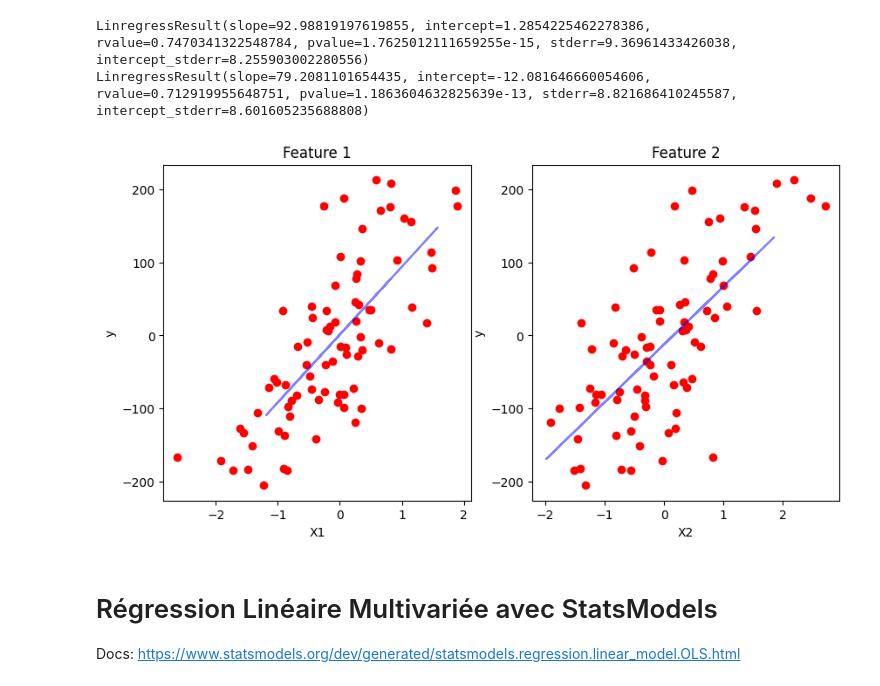
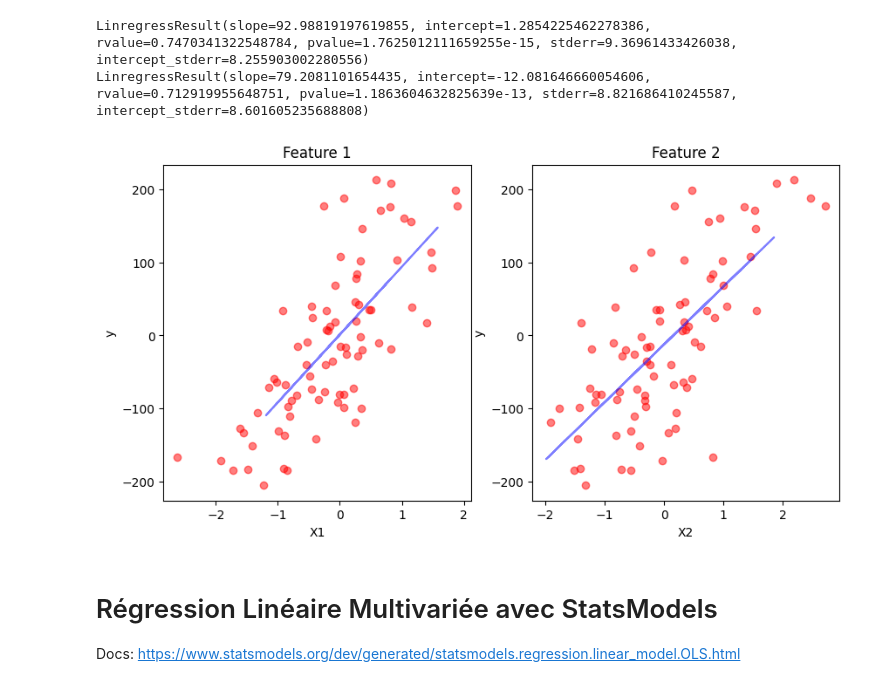
Before and after one commit to digillia/Digillia-Colab, a Jupyter notebook: algorithms/linear-regression.ipynb, the cells around one changed output. Drawn from its saved outputs; the diff is of its cells as text; code cells hidden in the pictures.

```diff
--- a/algorithms/linear-regression.ipynb
+++ b/algorithms/linear-regression.ipynb
@@ -92,15 +99,15 @@ LinregressResult(slope=92.98819197619855, intercept=1.2854225462278386, rvalue=0
 LinregressResult(slope=79.2081101654435, intercept=-12.081646660054606, rvalue=0.712919955648751, pvalue=1.1863604632825639e-13, stderr=8.821686410245587, intercept_stderr=8.601605235688808)
 # %%
 fig, (ax1, ax2) = plt.subplots(1, 2, figsize=(10,5))
-ax1.scatter(X_train[:,0], y_train, c='r')
+ax1.scatter(X_train[:,0], y_train, c='r', alpha=0.5)
 ax1.plot(X_test[:,0], result0.slope * X_test[:,0] + result0.intercept, c='b', alpha=0.5)
 ax1.set(title='Feature 1', xlabel='X1', ylabel='y')
-ax2.scatter(X_train[:,1], y_train, c='r')
+ax2.scatter(X_train[:,1], y_train, c='r', alpha=0.5)
 ax2.plot(X_test[:,1], result1.slope * X_test[:,1] + result1.intercept, c='b', alpha=0.5)
 ax2.set(title='Feature 2', xlabel='X2', ylabel='y')
 plt.show()
 # %% [output]
-[figure, old version]
+[figure, new version]
 # %% [markdown]
 # Régression Linéaire Multivariée avec StatsModels
 
```
Also changed, not shown: parts of 7 cells of this notebook.
